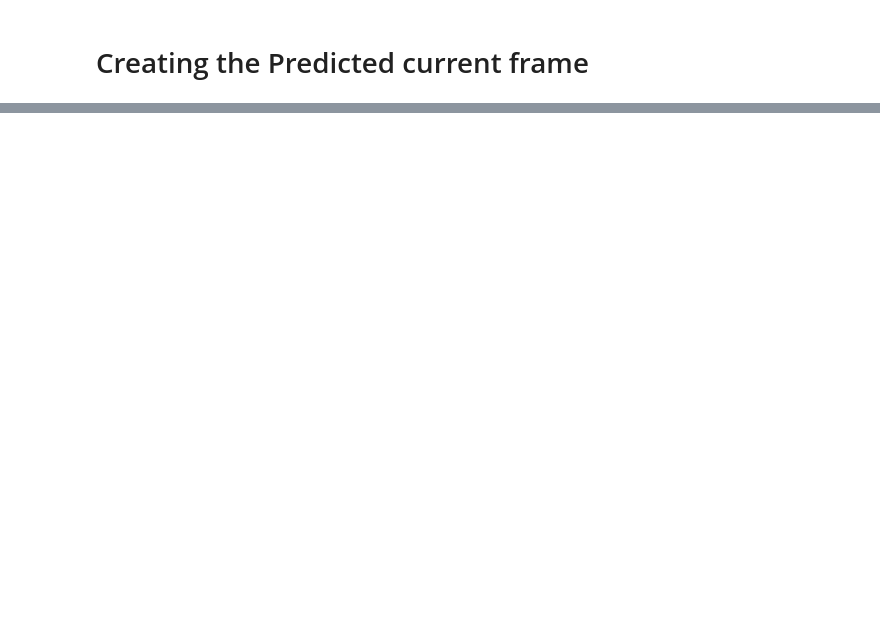
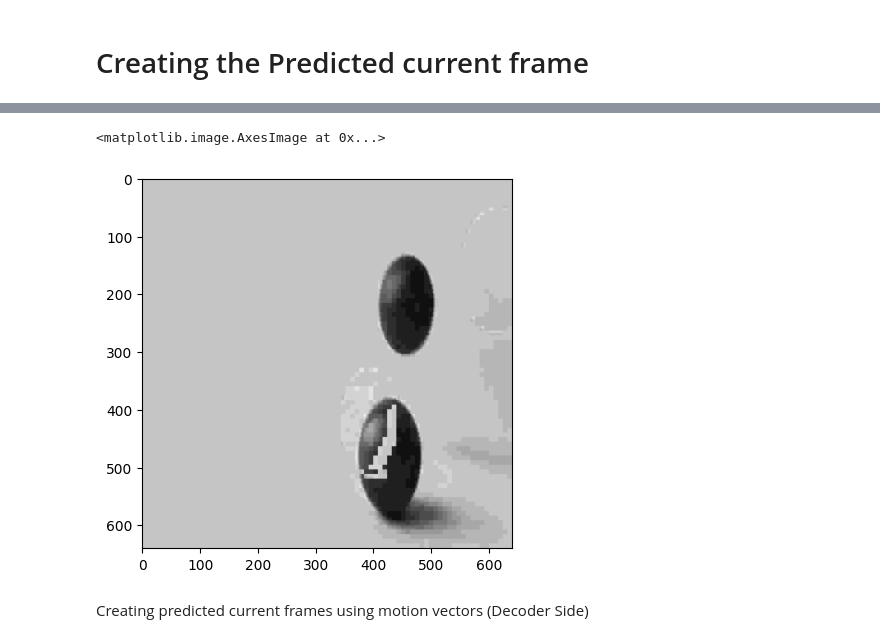
Before and after one commit to MilanBandara/video-codec, a Jupyter notebook: video_compression.ipynb, the cells around one changed output, grey strips where cells are left out. Drawn from its saved outputs; the diff is of its cells as text; code cells hidden in the pictures; blank space fills up the shorter version.

```diff
--- a/video_compression.ipynb
+++ b/video_compression.ipynb
@@ -364,0 +380,12 @@ plt.imshow(test,cmap='gray')
+# %%
+decompressed_residuals = np.empty((0,640,640))
+for i in range(len(compressed_strings)):
+    decompressed_residual_ = decompress_complete_image(f"Frame_{i+1}.txt",level)
+    decompressed_residuals = np.concatenate((decompressed_residuals, [decompressed_residual_]), axis=0)
+# %%
+plt.imshow(decompressed_residuals[0],cmap='gray')
+# %% [output]
+<matplotlib.image.AxesImage at 0x...>
+[figure, added]
+# %% [markdown]
+Creating predicted current frames using motion vectors (Decoder Side)
```
Also changed, not shown: parts of 65 cells of this notebook.
